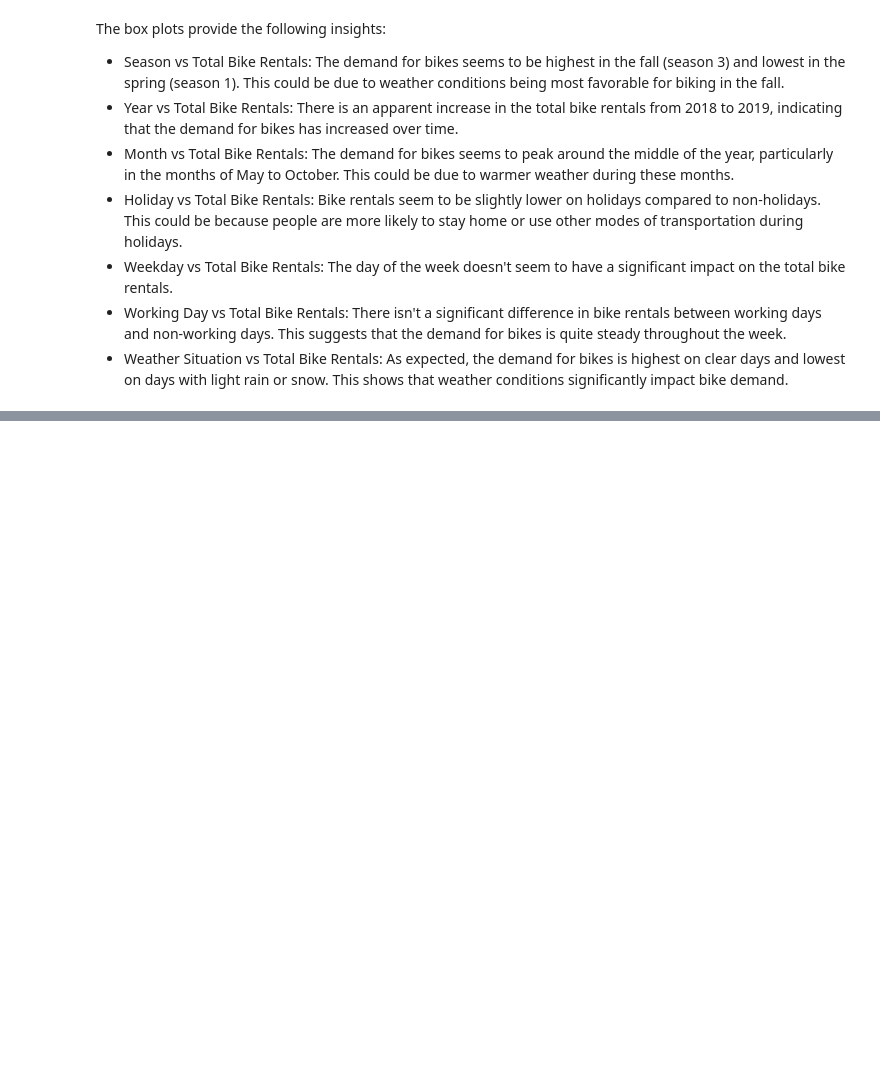
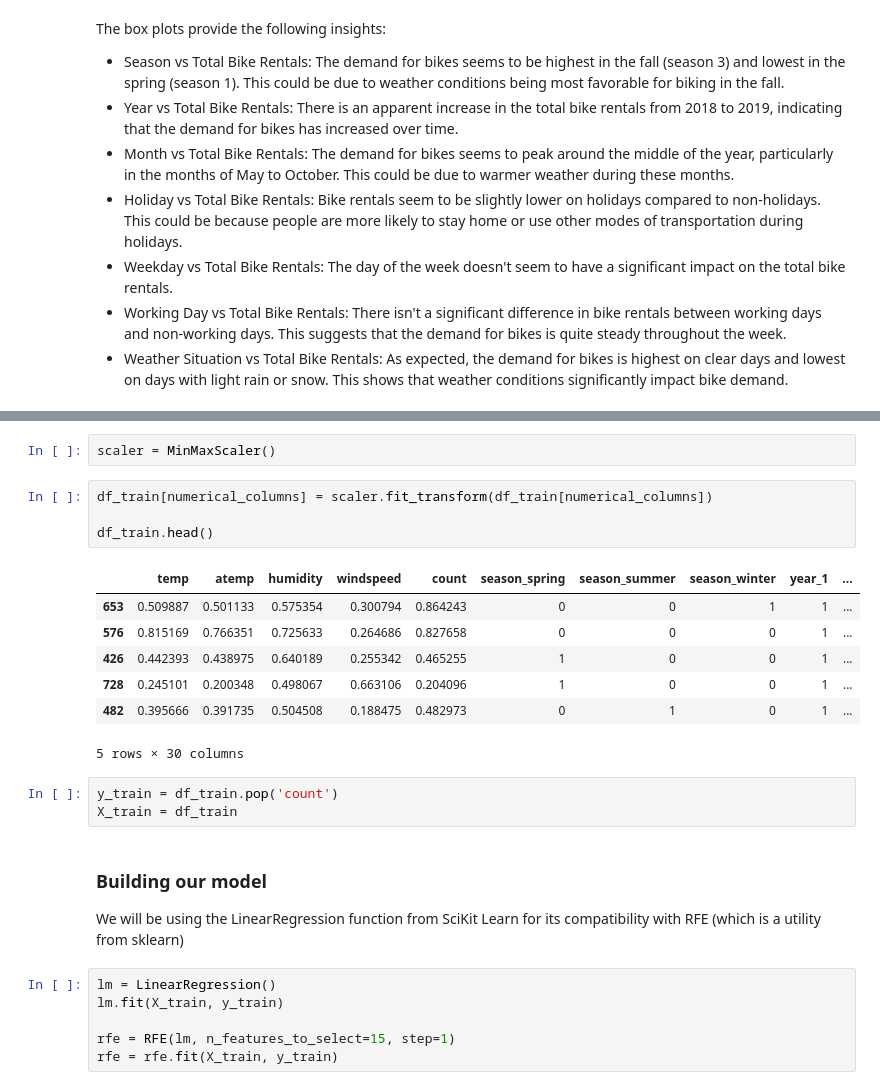
Before and after one commit to abaslam/linear_regression_assignment, a Jupyter notebook: linear_regression_assignment.ipynb, the cells around one changed output, grey strips where cells are left out. Saved outputs shown, nothing was run; the diff lists cells and outputs as text; blank space fills up the shorter version.

```diff
--- a/linear_regression_assignment.ipynb
+++ b/linear_regression_assignment.ipynb
@@ -227,0 +252,27 @@ Let's proceed with data preparation for Model Building
+# %%
+scaler = MinMaxScaler()
+# %%
+df_train[numerical_columns] = scaler.fit_transform(df_train[numerical_columns])
+
+df_train.head()
+# %% [output]
+|  | temp | atemp | humidity | windspeed | count | season_spring | season_summer | season_winter | year_1 | ... |
+| 653 | 0.509887 | 0.501133 | 0.575354 | 0.300794 | 0.864243 | 0 | 0 | 1 | 1 | ... |
+| 576 | 0.815169 | 0.766351 | 0.725633 | 0.264686 | 0.827658 | 0 | 0 | 0 | 1 | ... |
+| 426 | 0.442393 | 0.438975 | 0.640189 | 0.255342 | 0.465255 | 1 | 0 | 0 | 1 | ... |
+| 728 | 0.245101 | 0.200348 | 0.498067 | 0.663106 | 0.204096 | 1 | 0 | 0 | 1 | ... |
+| 482 | 0.395666 | 0.391735 | 0.504508 | 0.188475 | 0.482973 | 0 | 1 | 0 | 1 | ... |
+5 rows × 30 columns
+# %%
+y_train = df_train.pop('count')
+X_train = df_train
+# %% [markdown]
+### Building our model
+
+We will be using the LinearRegression function from SciKit Learn for its compatibility with RFE (which is a utility from sklearn)
+# %%
+lm = LinearRegression()
+lm.fit(X_train, y_train)
+
+rfe = RFE(lm, n_features_to_select=15, step=1)
+rfe = rfe.fit(X_train, y_train)
```
Also changed, not shown: parts of 29 cells of this notebook.
